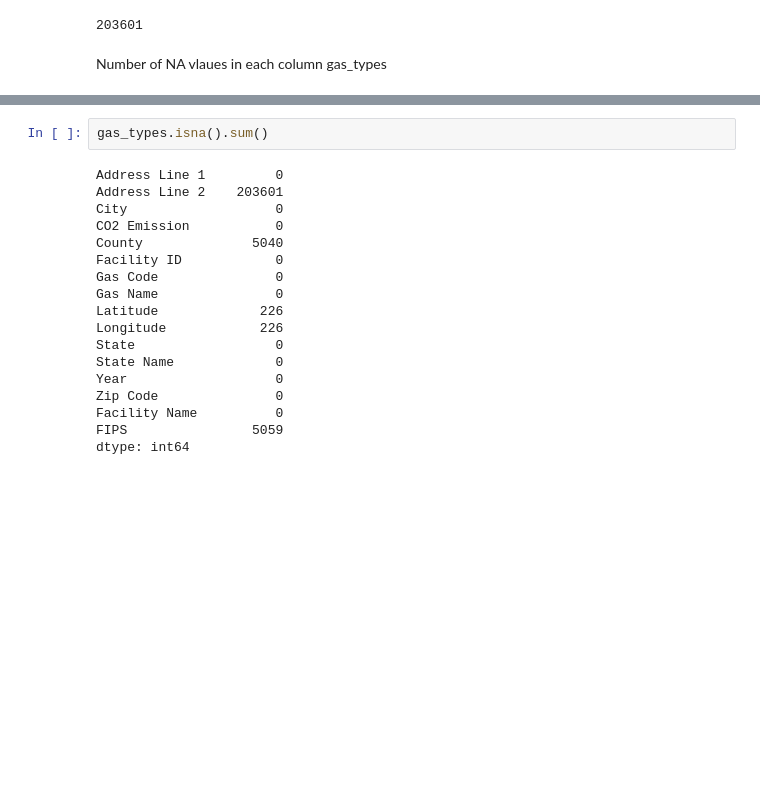
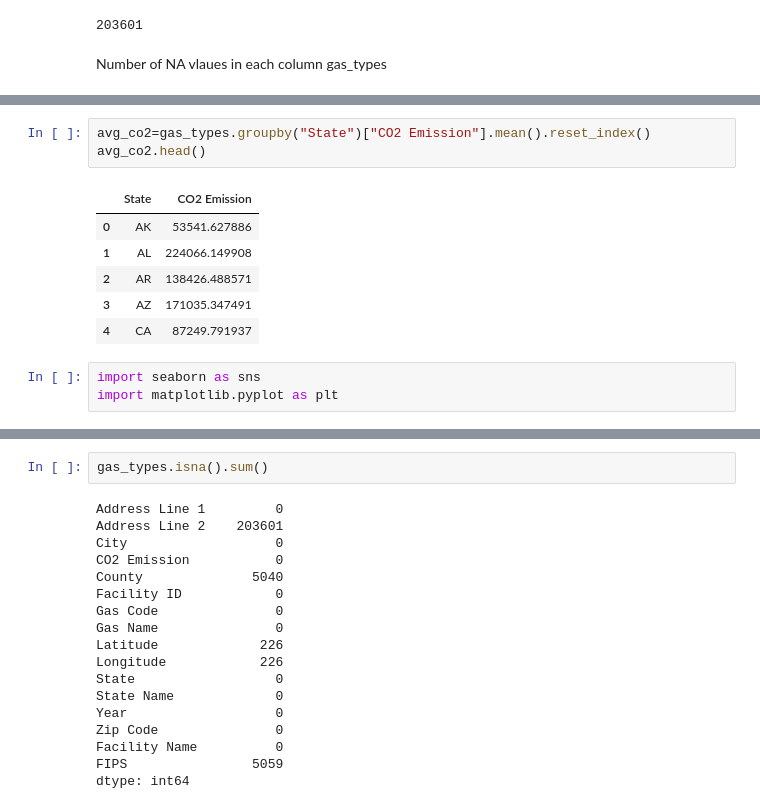
Before and after one commit to EnviroTechSean/TeamPunchParty, a Jupyter notebook: cp_exploredata.ipynb, the cells around one changed output, grey strips where cells are left out. Saved outputs shown, nothing was run; the diff lists cells and outputs as text; blank space fills up the shorter version.

```diff
--- a/cp_exploredata.ipynb
+++ b/cp_exploredata.ipynb
@@ -109,0 +119,13 @@ Number of NA vlaues in each column gas_types
+# %%
+avg_co2=gas_types.groupby("State")["CO2 Emission"].mean().reset_index()
+avg_co2.head()
+# %% [output]
+|  | State | CO2 Emission |
+| 0 | AK | 53541.627886 |
+| 1 | AL | 224066.149908 |
+| 2 | AR | 138426.488571 |
+| 3 | AZ | 171035.347491 |
+| 4 | CA | 87249.791937 |
+# %%
+import seaborn as sns
+import matplotlib.pyplot as plt
```
Also changed, not shown: parts of 2 cells of this notebook.
